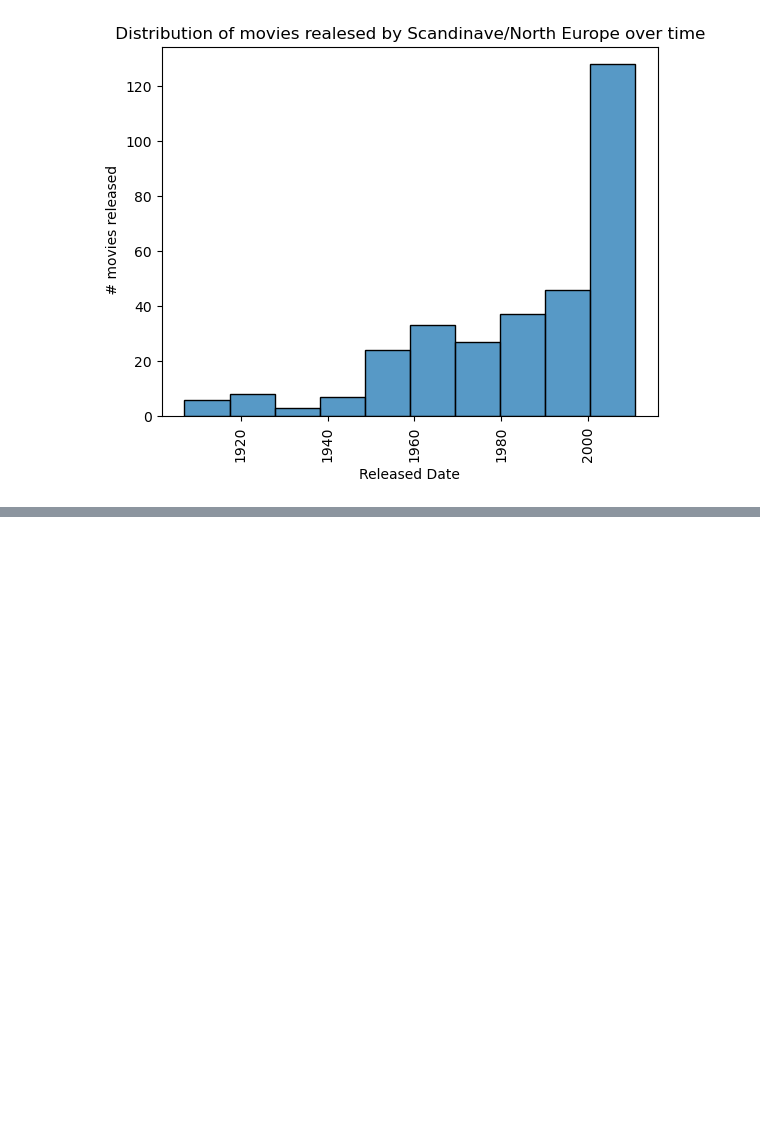
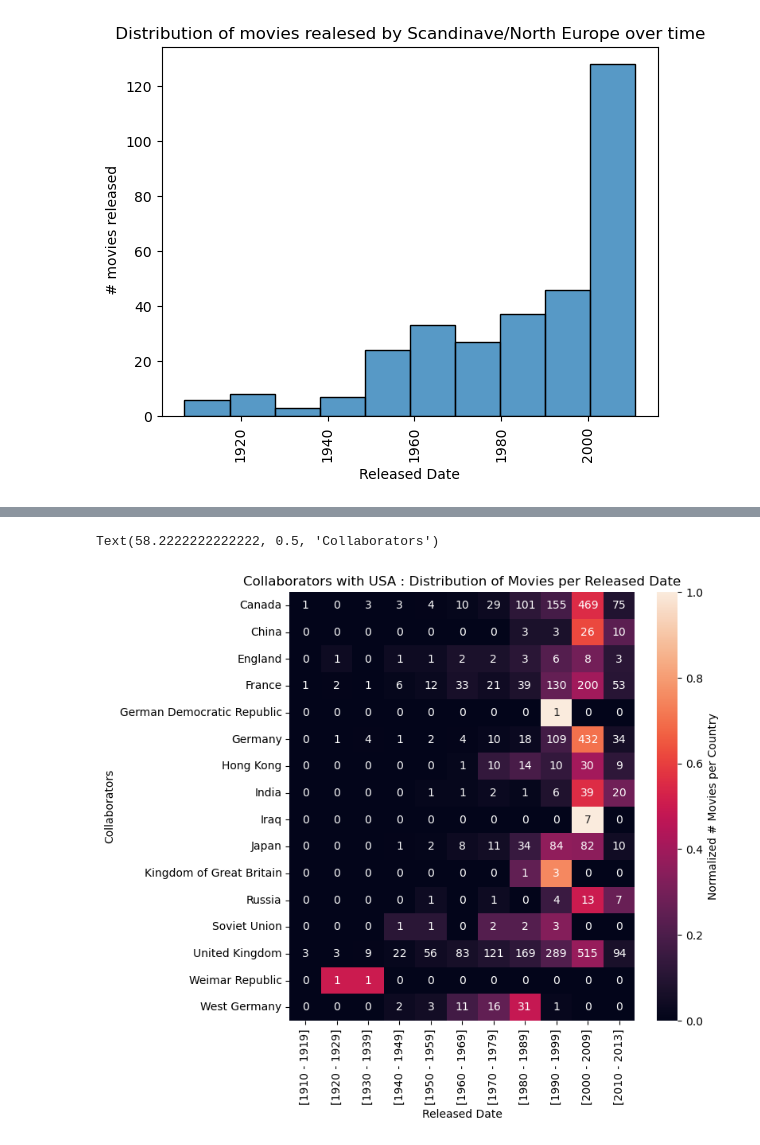
Before and after one commit to epfl-ada/ada-2024-project-spaghettisolution, a Jupyter notebook: src/data/data_wrangling.ipynb, the cells around one changed output, grey strips where cells are left out. Drawn from its saved outputs; the diff is of its cells as text; code cells hidden in the pictures; blank space fills up the shorter version.

Commit message:
again and again data wrangling

```diff
--- a/src/data/data_wrangling.ipynb
+++ b/src/data/data_wrangling.ipynb
@@ -451,0 +510,25 @@ Text(0, 0.5, ' # movies released')
+# %%
+# lets go deeper in the analysis and show this distribution over time
+
+# remove movies that have no release date and convert date into int
+print(collaborationUSA_movies_df['release_date'].isna().sum())
+collabUSA_movies_date_df= collaborationUSA_movies_df[~ collaborationUSA_movies_df['release_date'].isna()]
+collabUSA_movies_date_df['release_date'] = collabUSA_movies_date_df['release_date'].astype(int, copy= True)
+
+
+# get distribution movies over time and by collaboration
+collab_date_df= pd.crosstab(collabUSA_movies_date_df['collaboration'], collabUSA_movies_date_df['release_date'])
+
+# dates go from 1910 to 2013, but some dates are skipped, lets make the date continious (in year)
+#print(collab_date_df.columns)
+#create a similar df but with continous dates and fill this table with NaN
+continous_dates = np.arange(1910, 2014)
+cont_collab_date_df = pd.DataFrame( index= collab_date_df.index, columns= continous_dates )
+cont_collab_date_df.columns.name = 'release_date'
+
+#combine this two dataframes and replace NaN by zero
+collab_date_df = collab_date_df.combine_first(cont_collab_date_df)
+collab_date_df.fillna(0, inplace= True)
+collab_date_df = collab_date_df.astype(int)
+
+collab_date_df
@@ -451,0 +610,4 @@ Text(0, 0.5, ' # movies released')
+# %%
+#now lets consider only few countries
+country_list = ['Canada', 'China', 'England', 'France', 'German Democratic Republic', 'Germany', 'Hong Kong', 'India', 'Iraq', 'Japan', 'Kingdom of Great Britain', 'Russia', 'Soviet Union', 'United Kingdom', 'Weimar Republic', 'West Germany']
+merge_collab_date_df.loc[country_list, :]
@@ -451,0 +633,12 @@ Text(0, 0.5, ' # movies released')
+# %%
+#lets look at the corresponding heatmap
+# we are not interested in absolut value but in the variation of number of movies produced, so let's just normalize each row
+normelize_merge_collab_date_df = merge_collab_date_df.loc[country_list, :].div(merge_collab_date_df.loc[country_list, :].sum(axis=1), axis=0)
+plt.figure(figsize=(7, 7))
+sns.heatmap(normelize_merge_collab_date_df.loc[country_list, :], fmt= '.0f', annot = merge_collab_date_df.loc[country_list, :], cbar_kws={'label': 'Normalized # Movies per Country'})
+plt.title("Collaborators with USA : Distribution of Movies per Released Date")
+plt.xlabel("Released Date")
+plt.ylabel("Collaborators")
+# %% [output]
+Text(58.2222222222222, 0.5, 'Collaborators')
+[figure, added]
```
Also changed, not shown: parts of 9 cells of this notebook, 1 other file.
